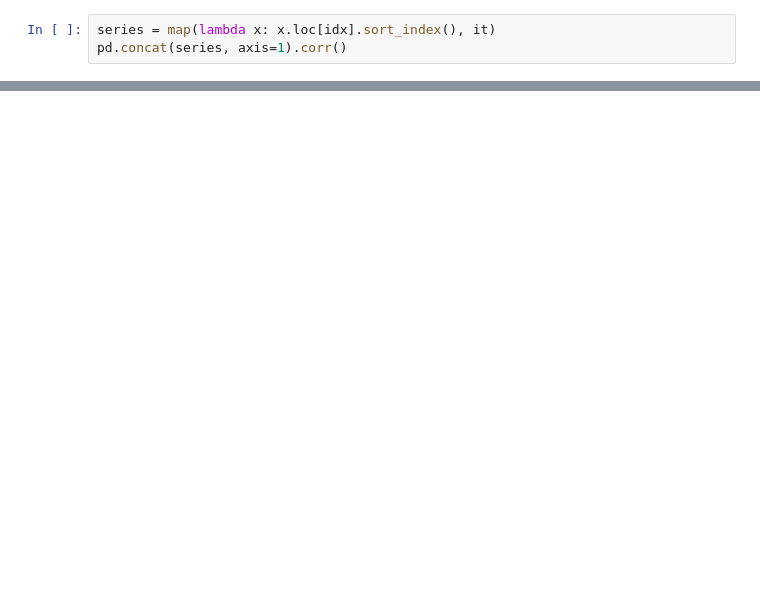
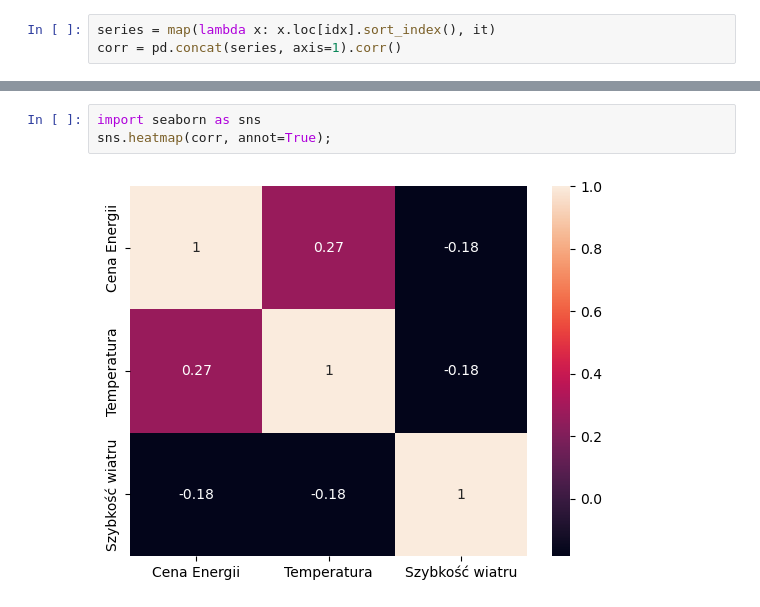
Before and after one commit to sewcio543/EPF-Framework, a Jupyter notebook: eda_weather.ipynb, the cells around one changed output, grey strips where cells are left out. Cells and saved outputs as stored; diff of their text form; blank space fills up the shorter version.

```diff
--- a/eda_weather.ipynb
+++ b/eda_weather.ipynb
@@ -48,3 +48,3 @@ DatetimeIndex(['2018-01-01', '2018-01-02', '2018-01-03', '2018-01-04',
 # %%
 series = map(lambda x: x.loc[idx].sort_index(), it)
-pd.concat(series, axis=1).corr()
+corr = pd.concat(series, axis=1).corr()
@@ -57,0 +51,5 @@ pd.concat(series, axis=1).corr()
+# %%
+import seaborn as sns
+sns.heatmap(corr, annot=True);
+# %% [output]
+[figure, added]
```
Also changed, not shown: parts of 5 cells of this notebook, 9 other files.
